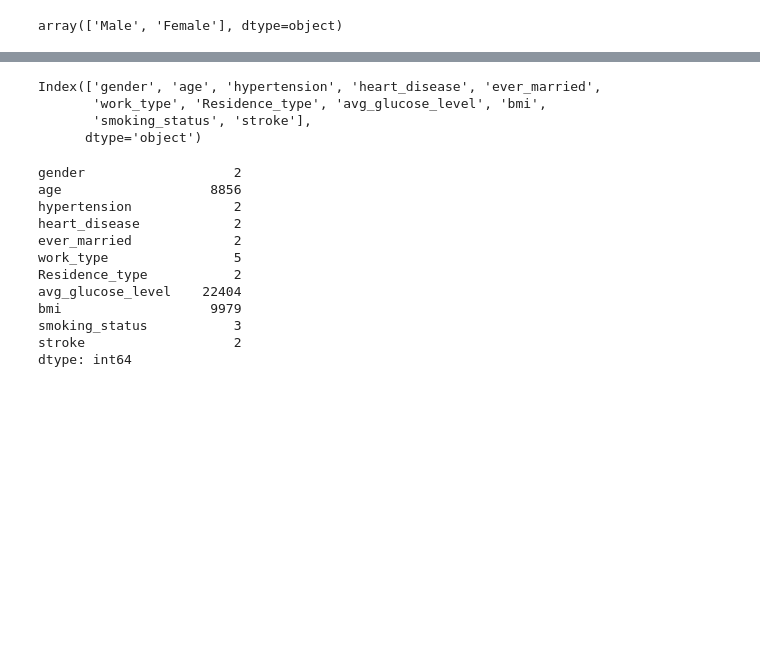
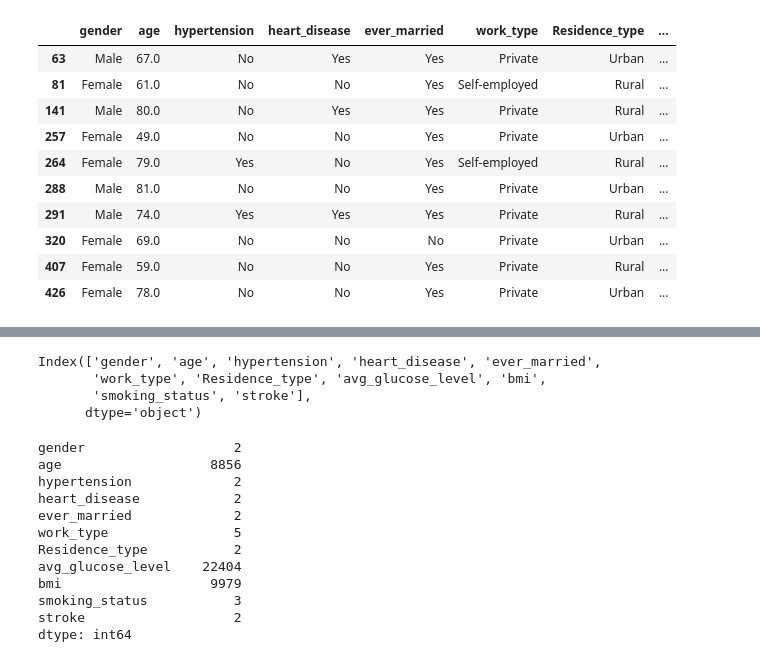
Before and after one commit to Lokeshdeswal/Mulitple_Disease_Prediction, a Jupyter notebook: Brain_final.ipynb, the cells around one changed output, grey strips where cells are left out. Cells and saved outputs as stored; diff of their text form; code cells hidden in the pictures; blank space fills up the shorter version.

```diff
--- a/Brain_final.ipynb
+++ b/Brain_final.ipynb
@@ -2,7 +2,3 @@
 import pandas as pd
 # %%
 df = pd.read_csv("brain_stroke.csv",index_col=0)
-# %%
-df.gender.unique()
-# %% [output]
-array(['Male', 'Female'], dtype=object)
@@ -10,0 +5,14 @@ from imblearn.over_sampling import ADASYN
+# %%
+df[df['stroke']=='Yes'].head(10)
+# %% [output]
+|  | gender | age | hypertension | heart_disease | ever_married | work_type | Residence_type | ... |
+| 63 | Male | 67.0 | No | Yes | Yes | Private | Urban | ... |
+| 81 | Female | 61.0 | No | No | Yes | Self-employed | Rural | ... |
+| 141 | Male | 80.0 | No | Yes | Yes | Private | Rural | ... |
+| 257 | Female | 49.0 | No | No | Yes | Private | Urban | ... |
+| 264 | Female | 79.0 | Yes | No | Yes | Self-employed | Rural | ... |
+| 288 | Male | 81.0 | No | No | Yes | Private | Urban | ... |
+| 291 | Male | 74.0 | Yes | Yes | Yes | Private | Rural | ... |
+| 320 | Female | 69.0 | No | No | No | Private | Urban | ... |
+| 407 | Female | 59.0 | No | No | Yes | Private | Rural | ... |
+| 426 | Female | 78.0 | No | No | Yes | Private | Urban | ... |
```
Also changed, not shown: parts of 34 cells of this notebook, 2 other files.
